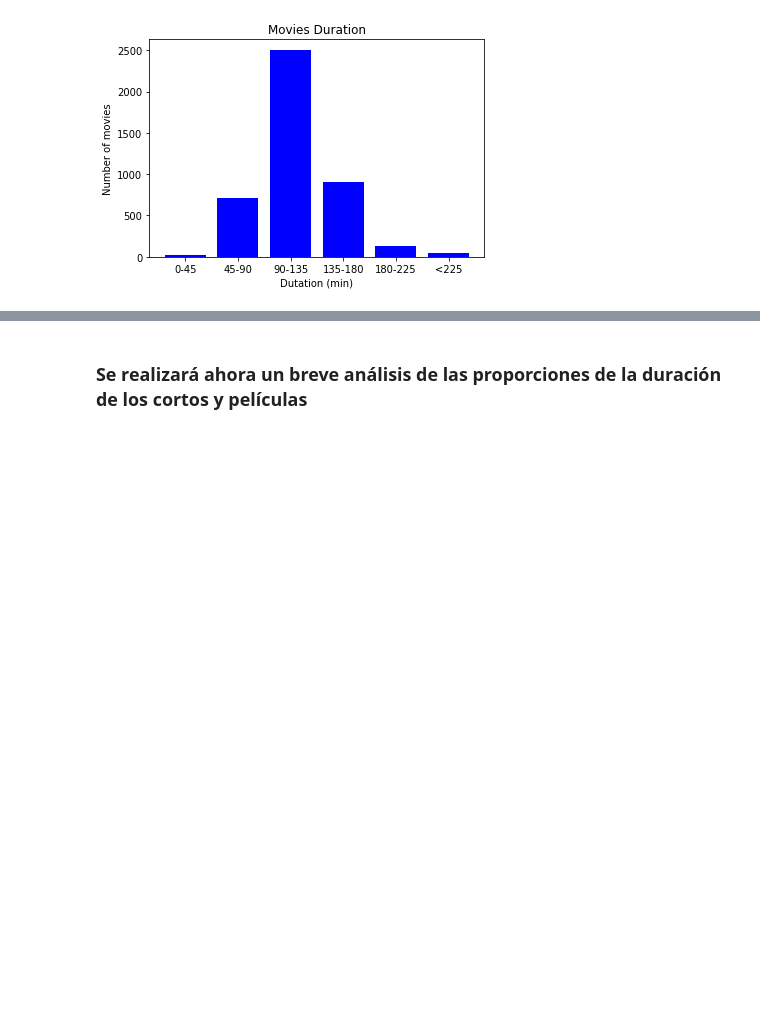
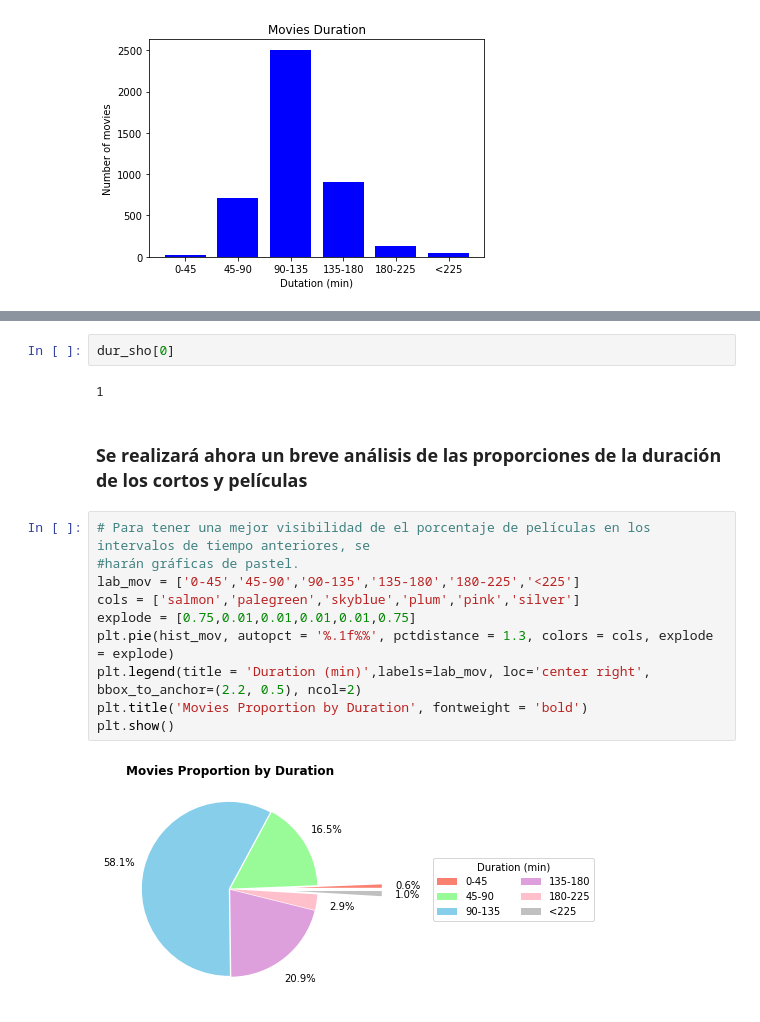
Before and after one commit to ErickGMedellin/7.5-or-higher, a Jupyter notebook: IMDB Rating Dataset.ipynb, the cells around one changed output, grey strips where cells are left out. Saved outputs shown, nothing was run; the diff lists cells and outputs as text; blank space fills up the shorter version.

```diff
--- a/IMDB Rating Dataset.ipynb
+++ b/IMDB Rating Dataset.ipynb
@@ -211,2 +236,18 @@ plt.show()
+# %%
+dur_sho[0]
+# %% [output]
+1
 # %% [markdown]
 ### Se realizará ahora un breve análisis de las proporciones de la duración de los cortos y películas
+# %%
+# Para tener una mejor visibilidad de el porcentaje de películas en los intervalos de tiempo anteriores, se
+#harán gráficas de pastel.
+lab_mov = ['0-45','45-90','90-135','135-180','180-225','<225']
+cols = ['salmon','palegreen','skyblue','plum','pink','silver']
+explode = [0.75,0.01,0.01,0.01,0.01,0.75]
+plt.pie(hist_mov, autopct = '%.1f%%', pctdistance = 1.3, colors = cols, explode = explode)
+plt.legend(title = 'Duration (min)',labels=lab_mov, loc='center right', bbox_to_anchor=(2.2, 0.5), ncol=2)
+plt.title('Movies Proportion by Duration', fontweight = 'bold')
+plt.show()
+# %% [output]
+[figure, added]
```
Also changed, not shown: parts of 9 cells of this notebook.
